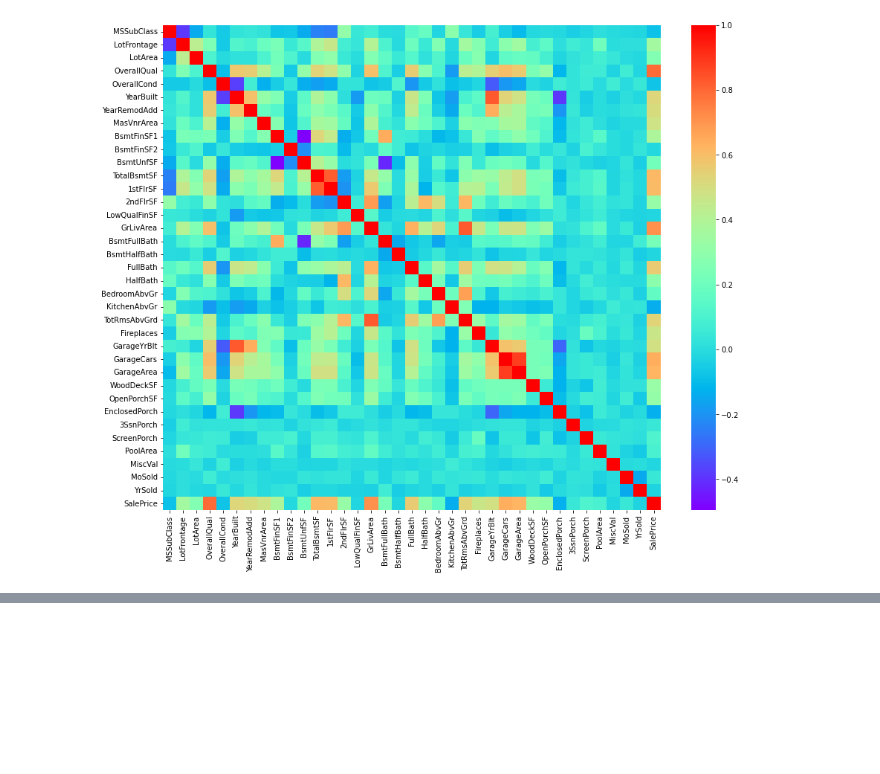
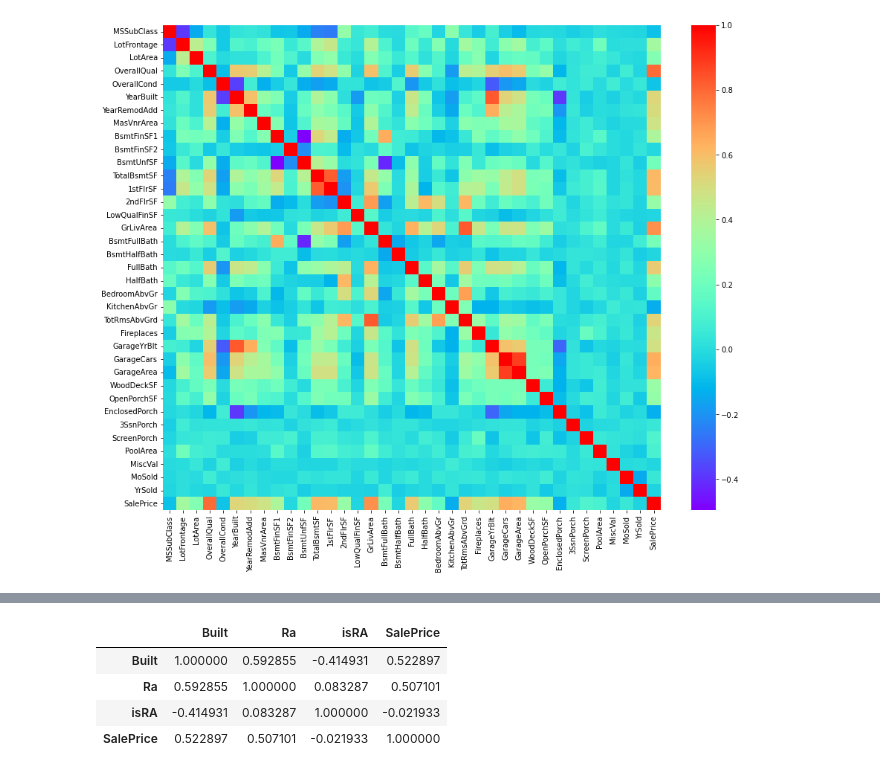
Before and after one commit to nsms556/Kaggle-House, a Jupyter notebook: house.ipynb, the cells around one changed output, grey strips where cells are left out. Saved outputs shown, nothing was run; the diff lists cells and outputs as text; code cells hidden in the pictures; blank space fills up the shorter version.

```diff
--- a/house.ipynb
+++ b/house.ipynb
@@ -128,0 +148,8 @@ plt.show()
+# %%
+built_remod.corr()
+# %% [output]
+|  | Built | Ra | isRA | SalePrice |
+| Built | 1.000000 | 0.592855 | -0.414931 | 0.522897 |
+| Ra | 0.592855 | 1.000000 | 0.083287 | 0.507101 |
+| isRA | -0.414931 | 0.083287 | 1.000000 | -0.021933 |
+| SalePrice | 0.522897 | 0.507101 | -0.021933 | 1.000000 |
```
Also changed, not shown: parts of 16 cells of this notebook.
